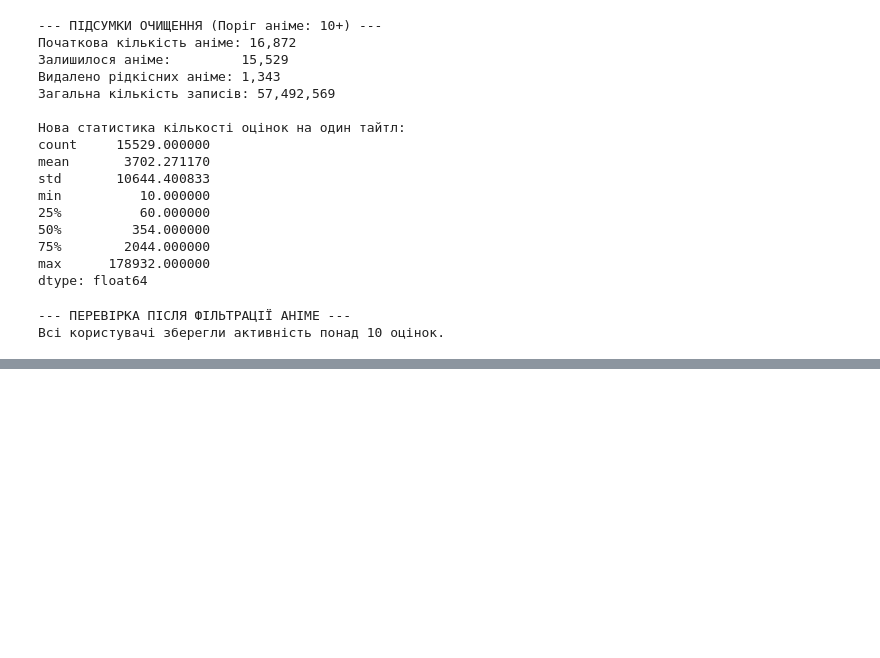
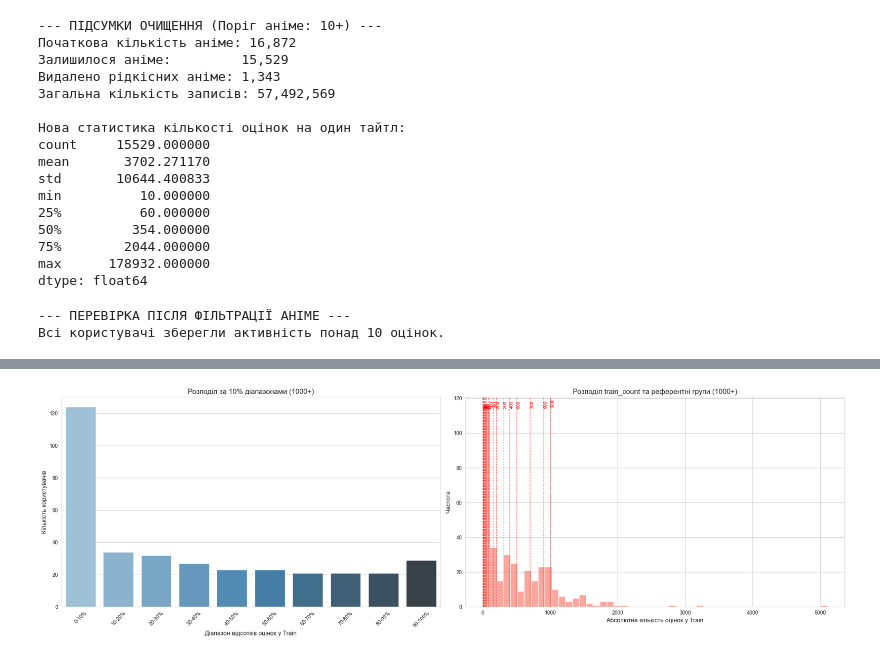
Before and after one commit to AntonBubnov/anime-rec-sys-evaluation, a Jupyter notebook: notebooks/02_user_preprocessing.ipynb, the cells around one changed output, grey strips where cells are left out. Cells and saved outputs as stored; diff of their text form; code cells hidden in the pictures; blank space fills up the shorter version.

Commit message:
Add initial ratings distribution for train/test split

```diff
--- a/notebooks/02_user_preprocessing.ipynb
+++ b/notebooks/02_user_preprocessing.ipynb
@@ -874,0 +1002,14 @@ memory usage: 7.5 MB
+# %%
+# Запуск процесу
+processed_users_list = []
+for name, group in users_to_process.groupby('activity_group', observed=True):
+    processed_users_list.append(distribute_group(group, name))
+
+final_users_info = pd.concat(processed_users_list)
+
+# Переносимо дані назад в основний датафрейм
+df_test_candidates = df_test_candidates.merge(
+    final_users_info[['user_id', 'train_count', 'train_percent', 'is_all_but_one']],
+    on='user_id',
+    how='left'
+)
@@ -874,0 +1025,72 @@ memory usage: 7.5 MB
+# %%
+import pandas as pd
+import matplotlib.pyplot as plt
+import seaborn as sns
+
+def check_and_visualize_split(df):
+    """
+    Аналізує наповненість груп та будує графіки для перевірки правил розподілу.
+    """
+    # Список референтних значень з вашого завдання
+    ref_counts = [1, 3, 5, 10, 20, 30, 40, 50, 80, 100, 150, 200, 300, 400, 500, 700, 900, 1000]
+
+    # Сортуємо групи для зручності перегляду
+    groups = sorted(df['activity_group'].unique())
+
+    for group_name in groups:
+        # Фільтруємо дані поточної групи
+        group_data = df[df['activity_group'] == group_name]
+
+        print("\n" + "="*70)
+        print(f"ГРУПА АКТИВНОСТІ: {group_name}")
+        print(f"Усього користувачів у групі: {len(group_data)}")
+        print(f"Користувачів зі статусом 'is_all_but_one': {group_data['is_all_but_one'].sum()}")
+        print("-" * 70)
+
+        # Перевірка наповненості референтних груп
+        present_refs = group_data[group_data['train_count'].isin(ref_counts)]
+        ref_summary = present_refs.groupby('train_count').size()
+        if not ref_summary.empty:
+            print("Кількість користувачів у референтних групах:")
+            print(ref_summary)
+
+        # Створюємо полотно для двох графіків
+        fig, (ax1, ax2) = plt.subplots(1, 2, figsize=(22, 7))
+        sns.set_style("whitegrid")
+
+        # ГРАФІК 1: Розподіл за відсотками (по 10%)
+        # Розбиваємо відсотки на діапазони: 0-10%, 10-20% і т.д.
+        bins_pct = range(0, 101, 10)
+        labels_pct = [f"{i}-{i+10}%" for i in range(0, 100, 10)]
+
+        # Створюємо тимчасову колонку для графіку
+        temp_data = group_data.copy()
+        temp_data['pct_bin'] = pd.cut(temp_data['train_percent'], bins=bins_pct, labels=labels_pct, include_lowest=True)
+
+        sns.countplot(data=temp_data, x='pct_bin', ax=ax1, palette="Blues_d")
+        ax1.set_title(f'Розподіл за 10% діапазонами ({group_name})', fontsize=14)
+        ax1.set_xlabel('Діапазон відсотків оцінок у Train', fontsize=12)
+        ax1.set_ylabel('Кількість користувачів', fontsize=12)
+        ax1.tick_params(axis='x', rotation=45)
+
+        # ГРАФІК 2: Розподіл за train_count (з виділенням референтів)
+        sns.histplot(group_data['train_count'], bins=50, ax=ax2, color="salmon", alpha=0.7)
+
+        # Додаємо червоні пунктирні лінії для референтних значень
+        max_limit = group_data['train_count'].max()
+        for ref in ref_counts:
+            if ref <= max_limit:
+                ax2.axvline(ref, color='red', linestyle='--', linewidth=1, alpha=0.6)
+                # Додаємо числове позначення над лінією
+                ax2.text(ref, ax2.get_ylim()[1] * 0.95, str(ref), color='red', rotation=90, fontsize=9)
+
+        ax2.set_title(f'Розподіл train_count та референтні групи ({group_name})', fontsize=14)
+        ax2.set_xlabel('Абсолютна кількість оцінок у Train', fontsize=12)
+        ax2.set_ylabel('Частота', fontsize=12)
+
+        plt.tight_layout()
+        plt.show()
+
+# Виклик функції аналізу
+check_and_visualize_split(final_users_info)
+# %% [output]
@@ -874,0 +1117 @@ memory usage: 7.5 MB
+[figure, added]
```
Also changed, not shown: parts of 12 cells of this notebook.
